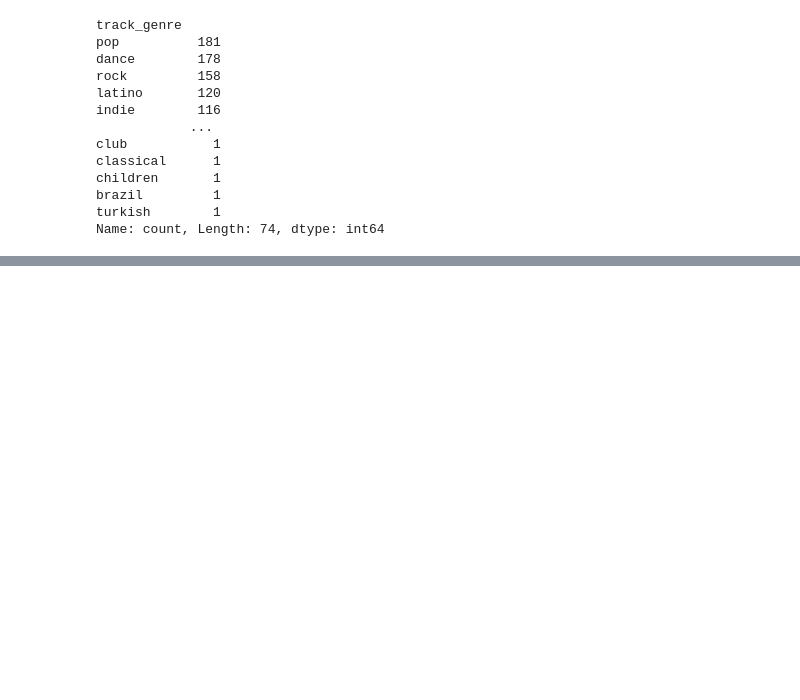
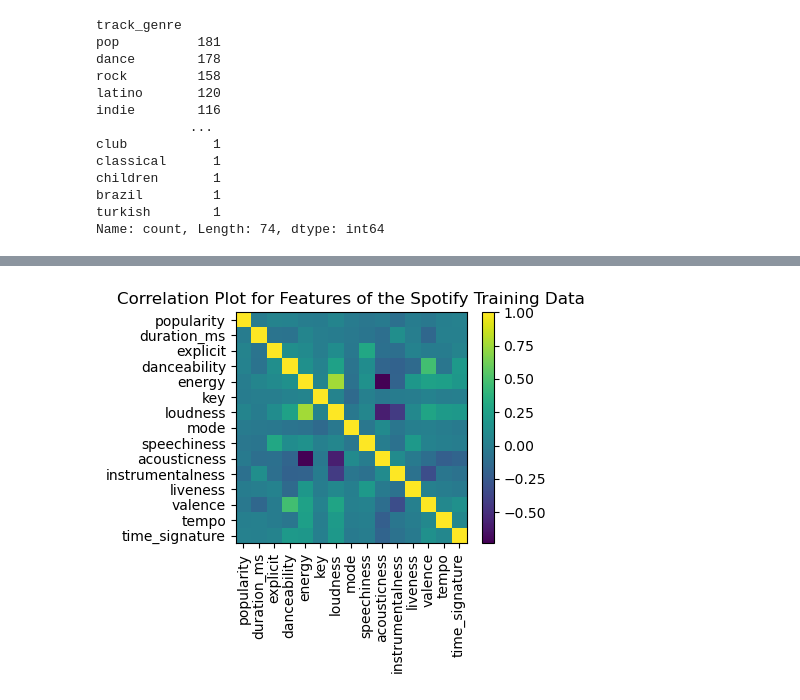
Before and after one commit to ynackash/genre-classification, a Jupyter notebook: notebooks/nick_eda.ipynb, the cells around one changed output, grey strips where cells are left out. Cells and saved outputs as stored; diff of their text form; code cells hidden in the pictures; blank space fills up the shorter version.

```diff
--- a/notebooks/nick_eda.ipynb
+++ b/notebooks/nick_eda.ipynb
@@ -96,0 +104,9 @@ label = ['track_genre']
+# %%
+raw_df = pd.read_csv('../data/raw/dataset.csv')
+
+# Remove null row
+raw_df.dropna(inplace=True)
+
+# Clean data for feature histogram / correlation matrix
+df_cleaned = raw_df.drop(columns = ["Unnamed: 0", "track_id", "artists", "album_name","track_name",'track_genre'])
+df_cleaned.head()
@@ -96,0 +120,16 @@ label = ['track_genre']
+# %%
+plt.figure(figsize=(4,3))
+corr = df_cleaned.corr().values
+plt.imshow(corr, interpolation = 'nearest')
+ax = plt.gca()
+label_list = ['popularity', 'duration_ms', 'explicit',	'danceability',
+              'energy', 'key','loudness','mode','speechiness','acousticness',
+              'instrumentalness','liveness','valence',	'tempo','time_signature']
+ax.set_xticks([i for i in range(len(label_list))], labels=label_list, rotation = 90)
+ax.set_yticks([i for i in range(len(label_list))], labels=label_list)
+plt.title('Correlation Plot for Features of the Spotify Training Data')
+plt.colorbar()
+
+plt.show()
+# %% [output]
+[figure, added]
```
Also changed, not shown: parts of 4 cells of this notebook.
